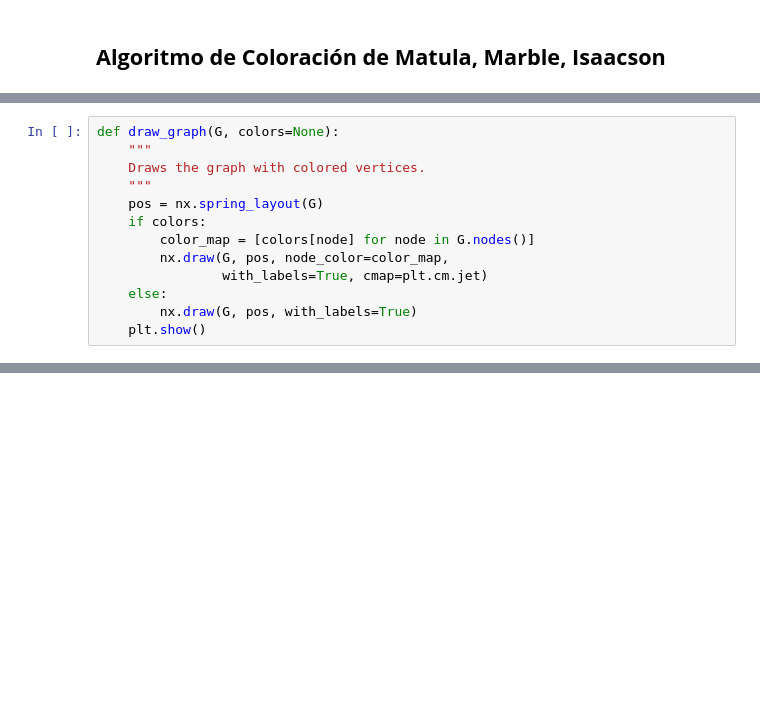
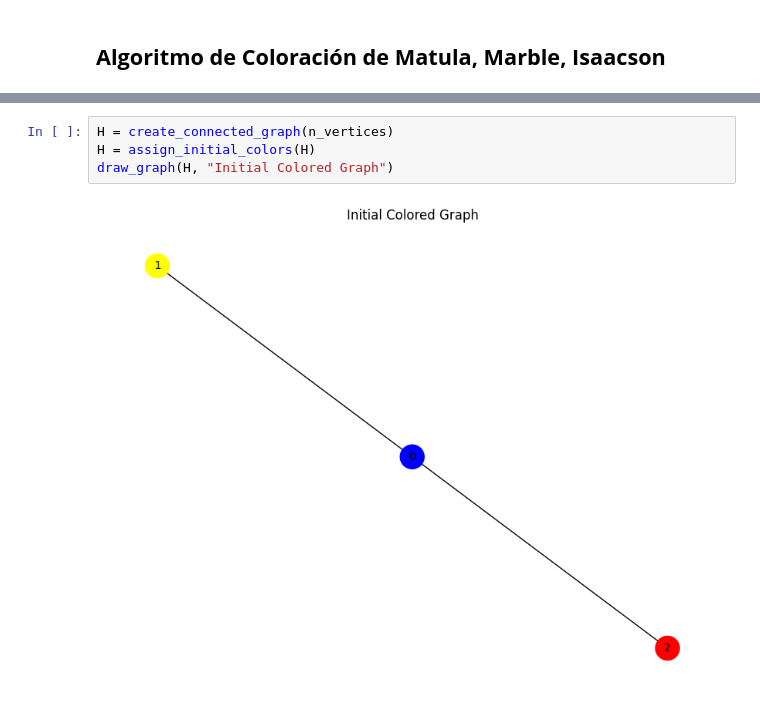
Before and after one commit to marcosd59/IT0425-INTELIGENCIA_ARTIFICIAL, a Jupyter notebook: Parcial 1/Proyecto/Coloreado de Grafos.ipynb, the cells around one changed output, grey strips where cells are left out. Drawn from its saved outputs; the diff is of its cells as text; blank space fills up the shorter version.

```diff
--- a/Parcial 1/Proyecto/Coloreado de Grafos.ipynb
+++ b/Parcial 1/Proyecto/Coloreado de Grafos.ipynb
@@ -118,13 +122,0 @@ def matula_marble_isaacson(G, color_set):
-# %%
-def draw_graph(G, colors=None):
-    """
-    Draws the graph with colored vertices.
-    """
-    pos = nx.spring_layout(G)
-    if colors:
-        color_map = [colors[node] for node in G.nodes()]
-        nx.draw(G, pos, node_color=color_map,
-                with_labels=True, cmap=plt.cm.jet)
-    else:
-        nx.draw(G, pos, with_labels=True)
-    plt.show()
@@ -175,0 +142,6 @@ print(table)
+# %%
+H = create_connected_graph(n_vertices)
+H = assign_initial_colors(H)
+draw_graph(H, "Initial Colored Graph")
+# %% [output]
+[figure, added]
```
Also changed, not shown: parts of 19 cells of this notebook.
